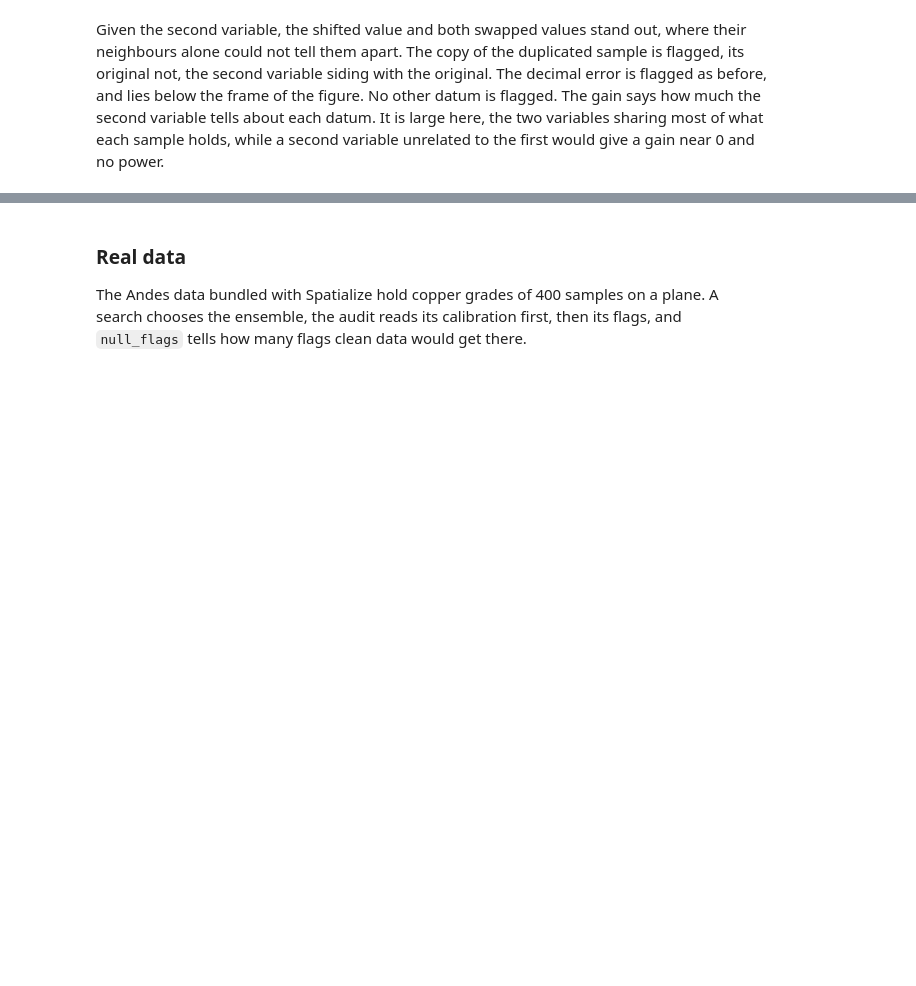
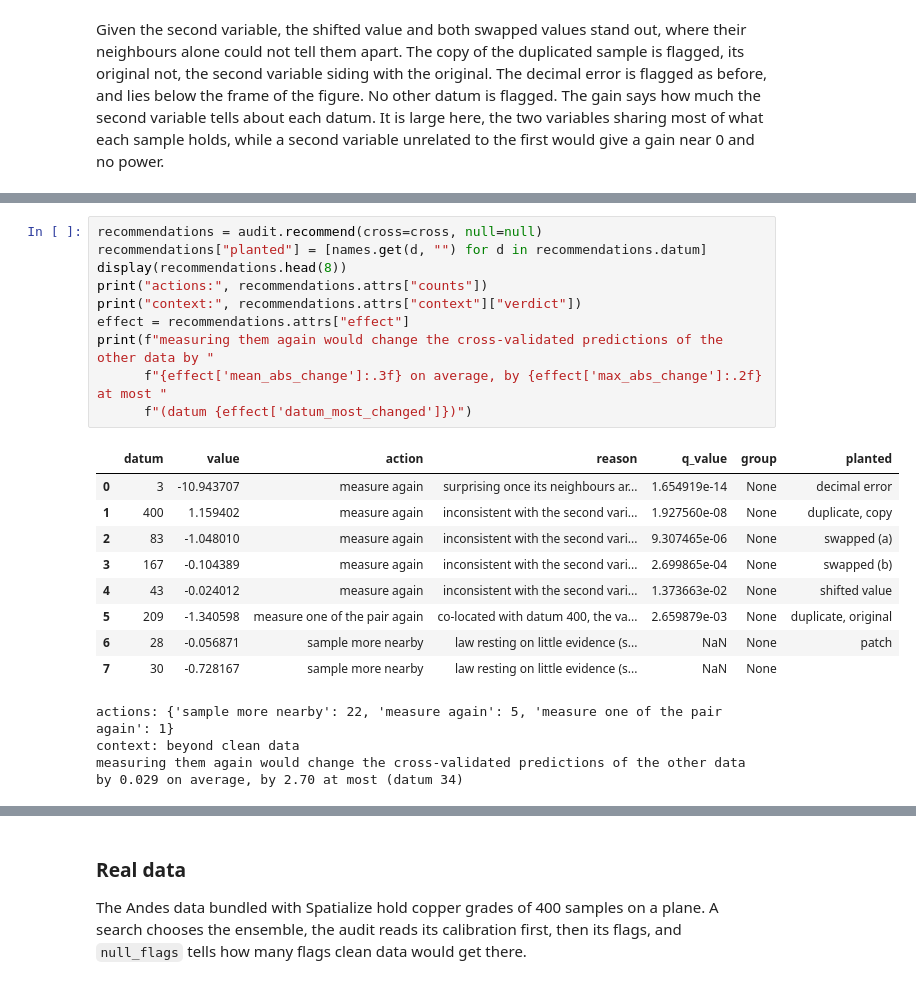
Before and after one commit to alges/spatialize-examples, a Jupyter notebook: examples/07_posterior_eda/19_posterior_eda.ipynb, the cells around one changed output, grey strips where cells are left out. Drawn from its saved outputs; the diff is of its cells as text; blank space fills up the shorter version.

Commit message:
Notebook 19: the list of actions

```diff
--- a/examples/07_posterior_eda/19_posterior_eda.ipynb
+++ b/examples/07_posterior_eda/19_posterior_eda.ipynb
@@ -387,0 +397,23 @@ holds, while a second variable unrelated to the first would give a gain near 0 a
+# %%
+recommendations = audit.recommend(cross=cross, null=null)
+recommendations["planted"] = [names.get(d, "") for d in recommendations.datum]
+display(recommendations.head(8))
+print("actions:", recommendations.attrs["counts"])
+print("context:", recommendations.attrs["context"]["verdict"])
+effect = recommendations.attrs["effect"]
+print(f"measuring them again would change the cross-validated predictions of the other data by "
+      f"{effect['mean_abs_change']:.3f} on average, by {effect['max_abs_change']:.2f} at most "
+      f"(datum {effect['datum_most_changed']})")
+# %% [output]
+|  | datum | value | action | reason | q_value | group | planted |
+| 0 | 3 | -10.943707 | measure again | surprising once its neighbours ar... | 1.654919e-14 | None | decimal error |
+| 1 | 400 | 1.159402 | measure again | inconsistent with the second vari... | 1.927560e-08 | None | duplicate, copy |
+| 2 | 83 | -1.048010 | measure again | inconsistent with the second vari... | 9.307465e-06 | None | swapped (a) |
+| 3 | 167 | -0.104389 | measure again | inconsistent with the second vari... | 2.699865e-04 | None | swapped (b) |
+| 4 | 43 | -0.024012 | measure again | inconsistent with the second vari... | 1.373663e-02 | None | shifted value |
+| 5 | 209 | -1.340598 | measure one of the pair again | co-located with datum 400, the va... | 2.659879e-03 | None | duplicate, original |
+| 6 | 28 | -0.056871 | sample more nearby | law resting on little evidence (s... | NaN | None | patch |
+| 7 | 30 | -0.728167 | sample more nearby | law resting on little evidence (s... | NaN | None |  |
+actions: {'sample more nearby': 22, 'measure again': 5, 'measure one of the pair again': 1}
+context: beyond clean data
+measuring them again would change the cross-validated predictions of the other data by 0.029 on average, by 2.70 at most (datum 34)
```
Also changed, not shown: parts of 9 cells of this notebook.
